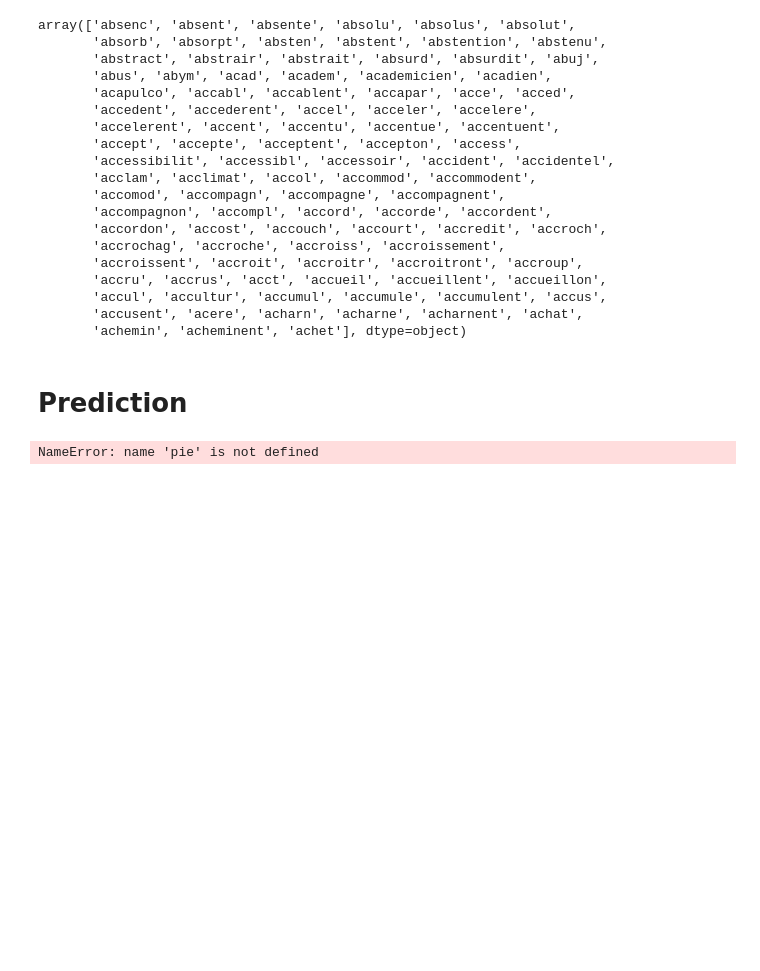
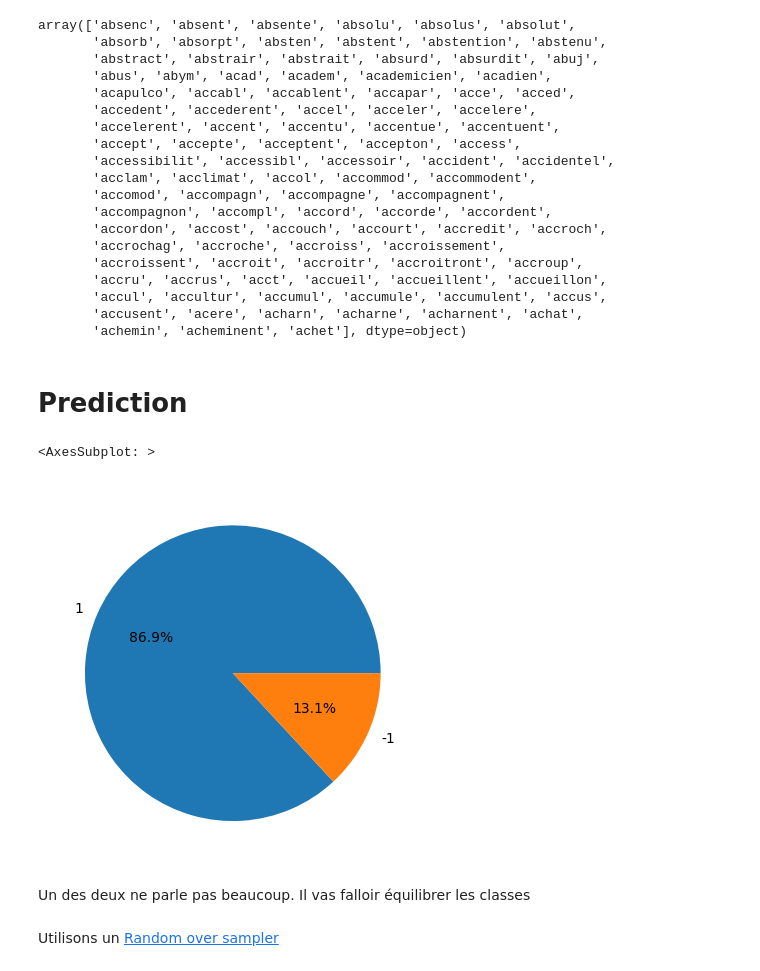
Before and after one commit to CharlesAttend/RITAL-Projet1, a Jupyter notebook: notebooks/1.0-Charles-initial-data-exploration.ipynb, the cells around one changed output. Cells and saved outputs as stored; diff of their text form; code cells hidden in the pictures; blank space fills up the shorter version.

```diff
--- a/notebooks/1.0-Charles-initial-data-exploration.ipynb
+++ b/notebooks/1.0-Charles-initial-data-exploration.ipynb
@@ -56,6 +89,13 @@ array(['absenc', 'absent', 'absente', 'absolu', 'absolus', 'absolut',
 # Prediction
 # %%
 import matplotlib.pyplot as plt
-plt.plot(y, kind=pie)
+import pandas as pd
+# plt.plot(y, kind=pie)
+pd.Series(y).value_counts().plot.pie(autopct='%1.1f%%')
 # %% [output]
-NameError: name 'pie' is not defined
+<AxesSubplot: >
+[figure, added]
+# %% [markdown]
+Un des deux ne parle pas beaucoup. Il vas falloir équilibrer les classes
+# %% [markdown]
+Utilisons un [Random over sampler](https://imbalanced-learn.org/stable/over_sampling.html#random-over-sampler)
```
Also changed, not shown: parts of 9 cells of this notebook.
